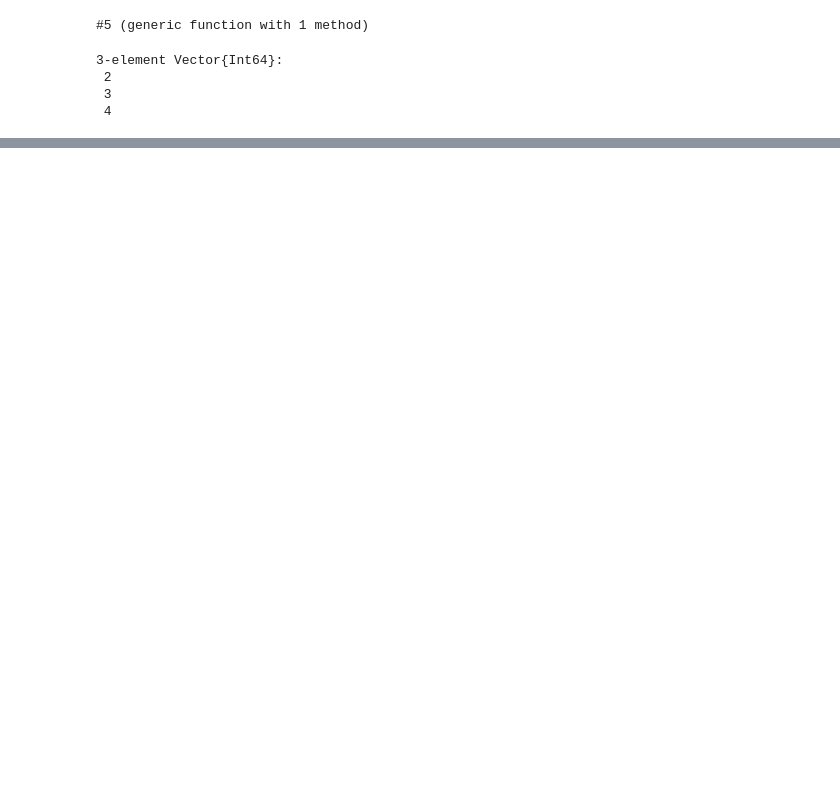
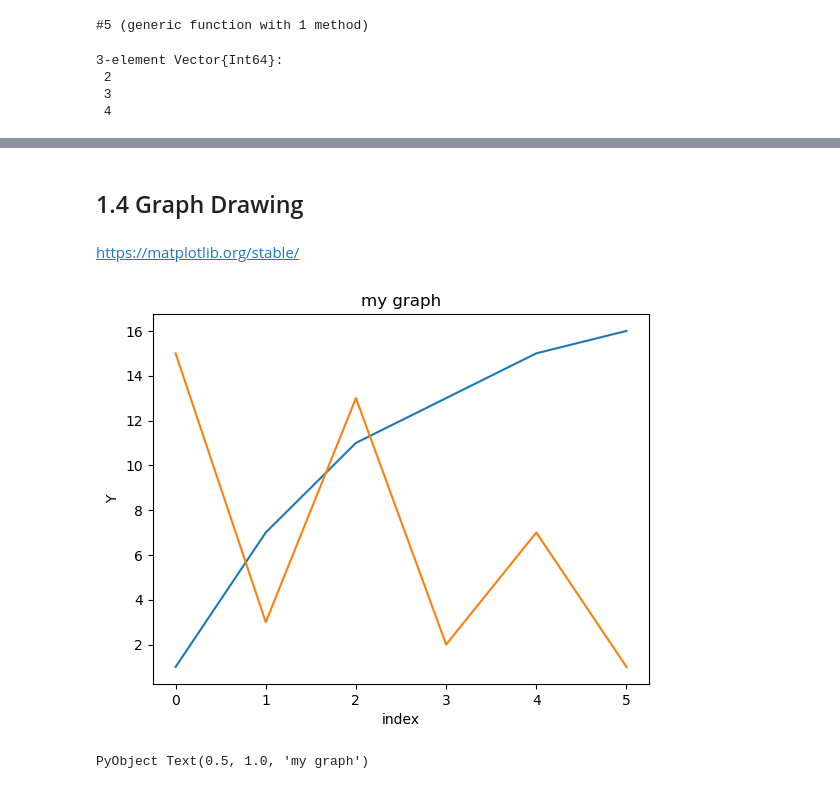
Before and after one commit to HidehikoMURAO/JuliaBayesBook, a Jupyter notebook: 1. Julia basics.ipynb, the cells around one changed output, grey strips where cells are left out. Drawn from its saved outputs; the diff is of its cells as text; code cells hidden in the pictures; blank space fills up the shorter version.

```diff
--- a/1. Julia basics.ipynb
+++ b/1. Julia basics.ipynb
@@ -286,0 +287,4 @@ end
+# %% [markdown]
+## 1.4 Graph Drawing
+# %% [markdown]
+https://matplotlib.org/stable/
@@ -286,0 +293,23 @@ end
+# %%
+# 1st Data
+Y1 = [1, 7, 11, 13, 15, 16] # 縦ベクトル
+
+# 2nd Data
+Y2 = [15, 3, 13, 2, 7, 1]   # 縦ベクトル
+
+# Make a graph
+fig, ax = subplots()
+
+# Line graph
+ax.plot(Y1)
+ax.plot(Y2)
+
+# Axis name
+ax.set_xlabel("index")
+ax.set_ylabel("Y")
+
+# Graph title
+ax.set_title("my graph")
+# %% [output]
+[figure, added]
+PyObject Text(0.5, 1.0, 'my graph')
```
Also changed, not shown: parts of 23 cells of this notebook.
